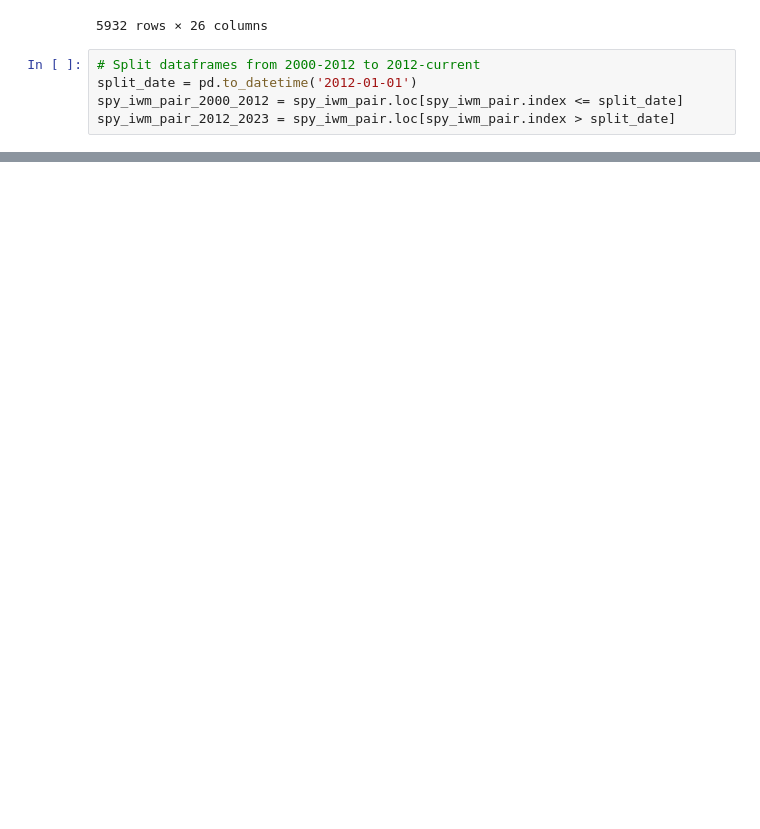
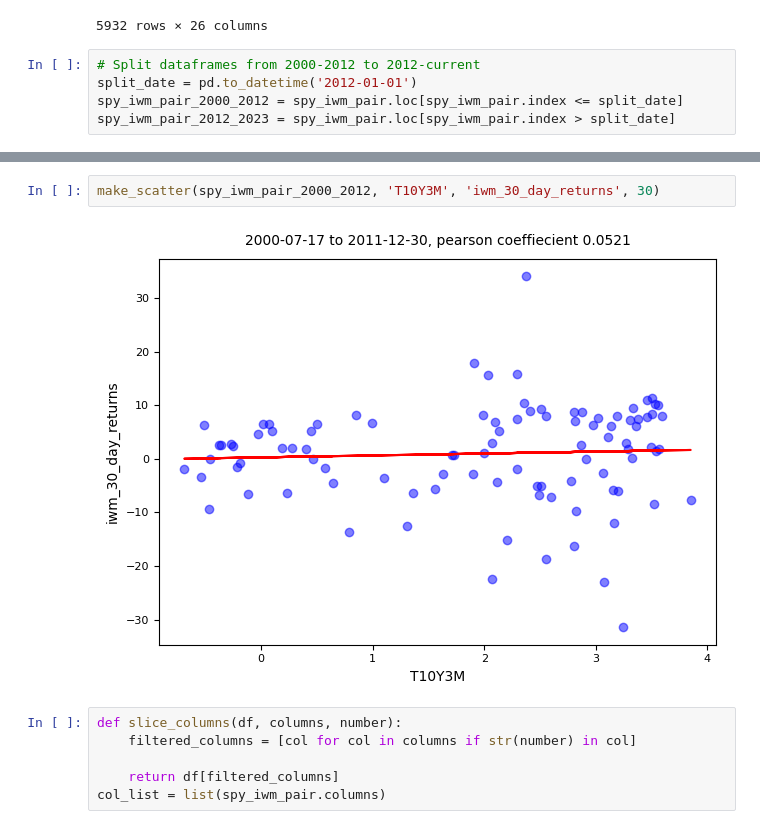
Before and after one commit to Gaiden-Spence/10YRT-3M-Spread-Effects, a Jupyter notebook: main.ipynb, the cells around one changed output, grey strips where cells are left out. Drawn from its saved outputs; the diff is of its cells as text; blank space fills up the shorter version.

```diff
--- a/main.ipynb
+++ b/main.ipynb
@@ -289,0 +207,10 @@ make_scatter(spy_iwm_pair_2000_2012, 'T10Y3M', 'spy_30_day_returns', 30)
+# %%
+make_scatter(spy_iwm_pair_2000_2012, 'T10Y3M', 'iwm_30_day_returns', 30)
+# %% [output]
+[figure, added]
+# %%
+def slice_columns(df, columns, number):
+    filtered_columns = [col for col in columns if str(number) in col]
+
+    return df[filtered_columns]
+col_list = list(spy_iwm_pair.columns)
```
Also changed, not shown: parts of 34 cells of this notebook.
